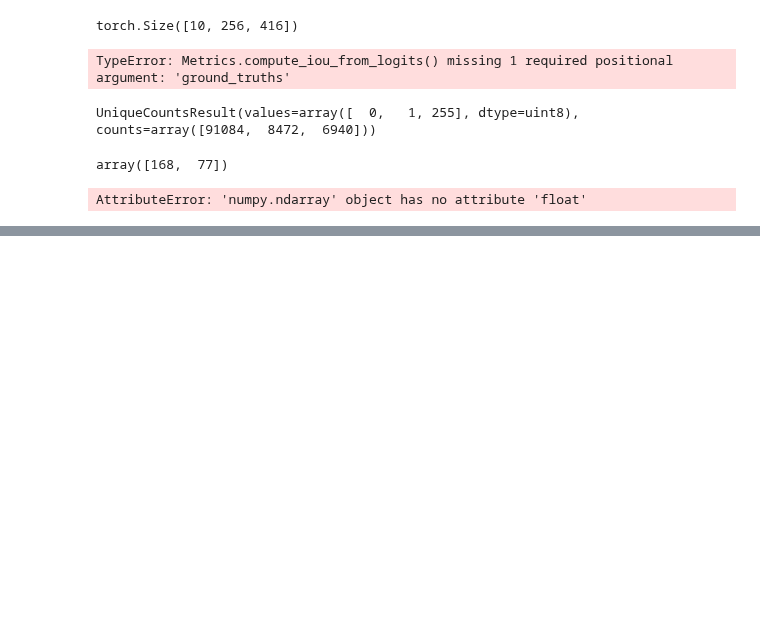
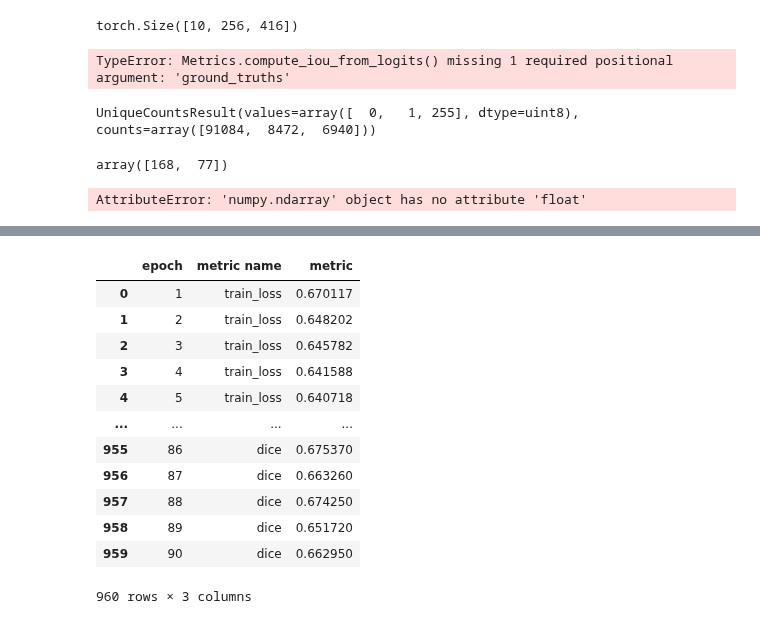
Before and after one commit to G30rg3ab/Computer-Vision-Project, a Jupyter notebook: playground.ipynb, the cells around one changed output, grey strips where cells are left out. Cells and saved outputs as stored; diff of their text form; code cells hidden in the pictures; blank space fills up the shorter version.

```diff
--- a/playground.ipynb
+++ b/playground.ipynb
@@ -215,0 +226,16 @@ AttributeError: 'numpy.ndarray' object has no attribute 'float'
+# %%
+df
+# %% [output]
+|  | epoch | metric name | metric |
+| 0 | 1 | train_loss | 0.670117 |
+| 1 | 2 | train_loss | 0.648202 |
+| 2 | 3 | train_loss | 0.645782 |
+| 3 | 4 | train_loss | 0.641588 |
+| 4 | 5 | train_loss | 0.640718 |
+| ... | ... | ... | ... |
+| 955 | 86 | dice | 0.675370 |
+| 956 | 87 | dice | 0.663260 |
+| 957 | 88 | dice | 0.674250 |
+| 958 | 89 | dice | 0.651720 |
+| 959 | 90 | dice | 0.662950 |
+960 rows × 3 columns
```
Also changed, not shown: parts of 2 cells of this notebook, 2 other files.
